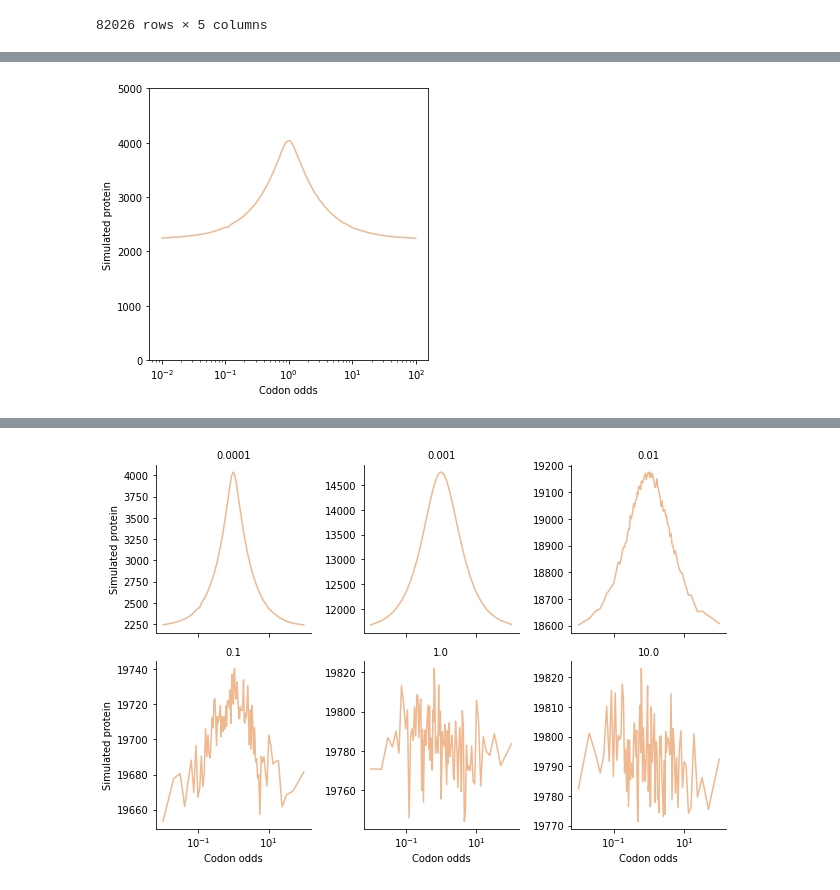
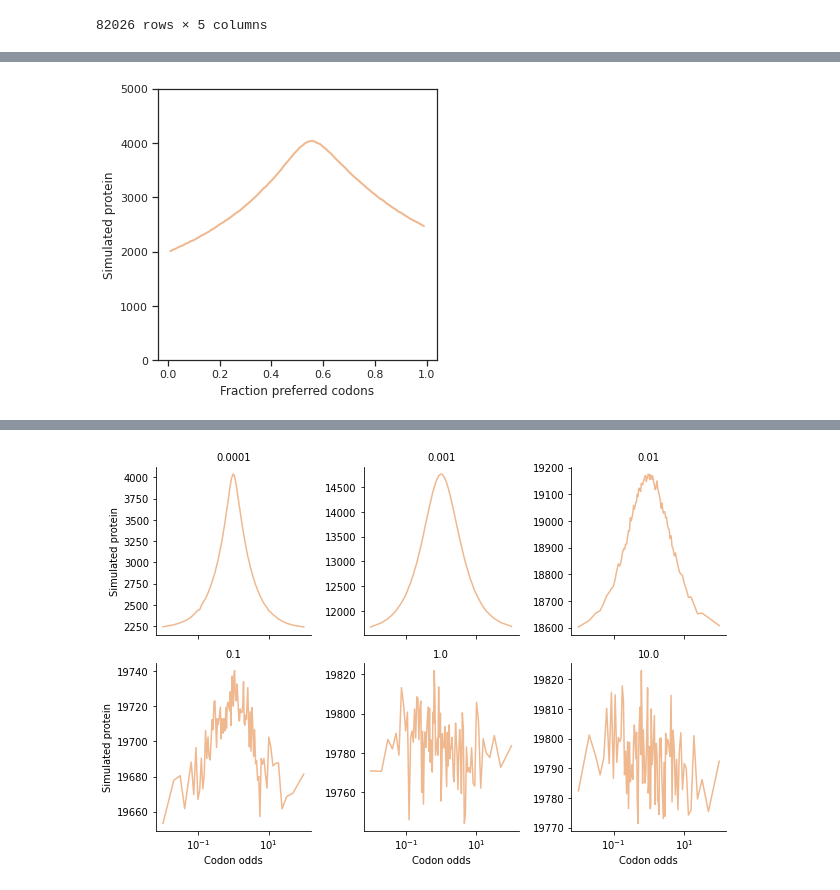
Before and after one commit to alexismhill3/tRNA-dynamics, a Jupyter notebook: notebooks/may-3-2022.ipynb, the cells around one changed output, grey strips where cells are left out. Saved outputs shown, nothing was run; the diff lists cells and outputs as text; code cells hidden in the pictures.

```diff
--- a/notebooks/may-3-2022.ipynb
+++ b/notebooks/may-3-2022.ipynb
@@ -153,6 +153,7 @@ df_master = pd.read_csv(f"../processed_data/{date}-averages-500-s.csv")
 norm = LogNorm()
 df_master = df_master[(df_master.species == "proteinX")]
 df_master['codon_odds'] = df_master.apply(lambda row: row.codon_comp/(100 - row.codon_comp), axis = 1)
+df_master['fraction_preferred'] = df_master.apply(lambda row: row.codon_comp/100, axis = 1)
 df_master['tRNA_odds'] = df_master.apply(lambda row: row.tRNA_prop/(100 - row.tRNA_prop), axis = 1)
 df_master["tRNA_charging_rate"] = df_master["tRNA_charging_rate"].astype(float)
 df_master['chrg_init_ratio'] = df_master["tRNA_charging_rate"] / ribosome_binding_rate
@@ -186,7 +187,7 @@ plt.savefig(f"../plots/{date}/grid_all.png")
 ratios = [0.0001, 0.001, 0.01, 0.1]
 rcParams['figure.figsize'] = [5, 5]
 df_ratio_less_1 = df_trna_second_only.loc[df_trna_second_only['chrg_init_ratio'].isin(ratios)]
-df_trna_1_1_odds = df_ratio_less_1[(df_ratio_less_1.tRNA_odds == 1.0)]
+df_trna_1_1_odds = df_ratio_less_1[(df_ratio_less_1.tRNA_odds == 1.22)]
 df_trna_1_1_odds_all = df_trna_second_only[(df_trna_second_only.tRNA_odds == 1.0)]
 df_trna_1_1_odds_ratio_0001 = df_trna_1_1_odds[(df_trna_1_1_odds.chrg_init_ratio == 0.0001)]
 df_all_trna_0001 = df_trna_second_only[(df_trna_second_only.chrg_init_ratio == 0.0001)]
@@ -208,11 +209,12 @@ df_trna_1_1_odds_all
 # %%
-sns.lineplot(data=df_trna_1_1_odds_ratio_0001, x="codon_odds", y="protein", color="#efb88f")
-plt.xscale("log")
-plt.xlabel("Codon odds")
+sns.set_theme(style="ticks", palette=None)
+sns.lineplot(data=df_trna_1_1_odds_ratio_0001, x="fraction_preferred", y="protein", color="#efb88f", linewidth=2)
+#plt.xscale("log")
+plt.xlabel("Fraction preferred codons")
 plt.ylabel("Simulated protein")
 plt.ylim(0, 5000)
-plt.savefig(f"../plots/{date}/trna_1_1_charging_0001.png")
+plt.savefig(f"../plots/{date}/trna_6_4_charging_0001.png", bbox_inches="tight")
 # %% [output]
-[figure, old version]
+[figure, new version]
 # %%
 norm = LogNorm()
```
Also changed, not shown: parts of 7 cells of this notebook, 19 other files.
